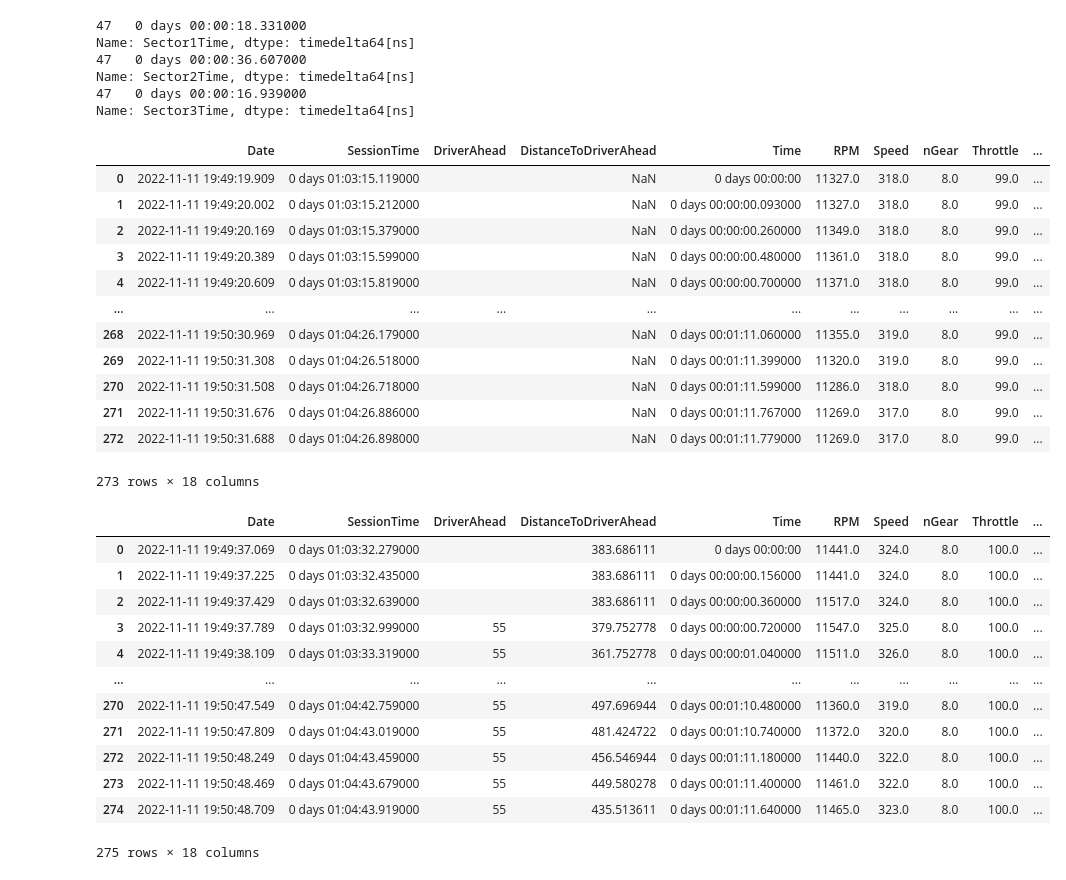
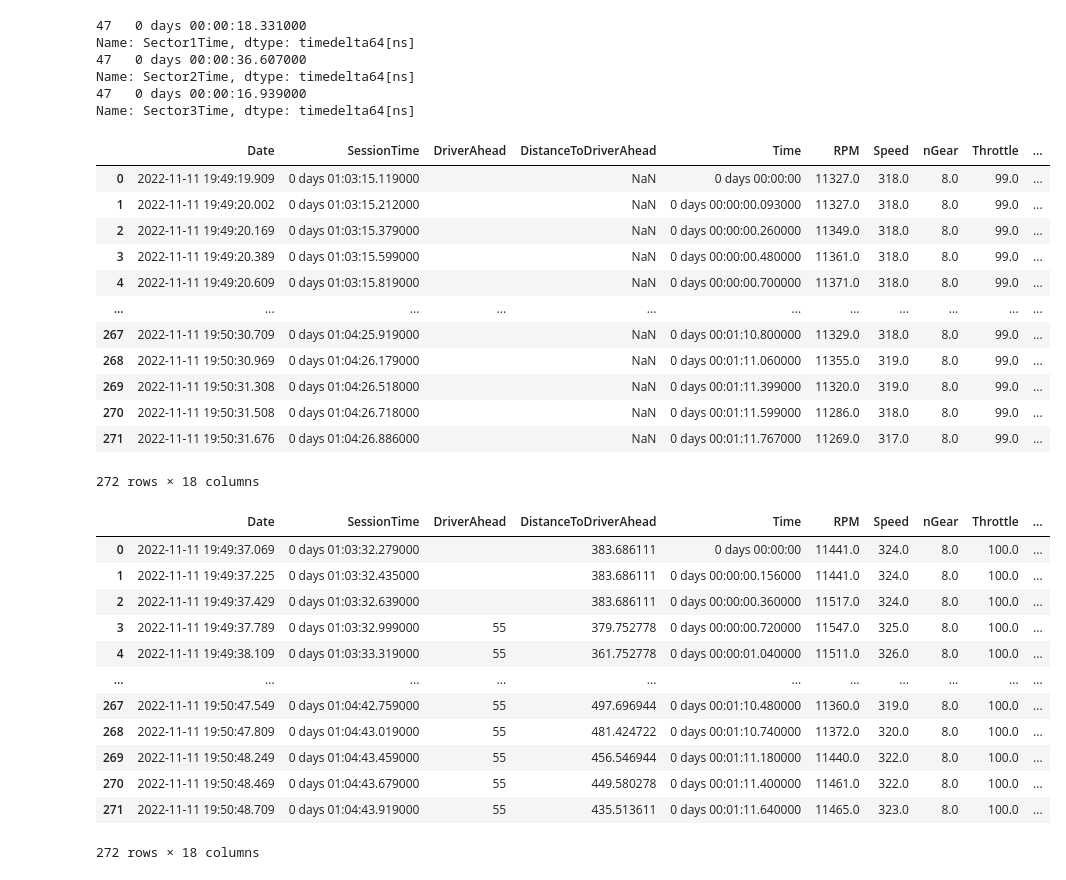
Before and after one commit to borchand/Data_viz, a Jupyter notebook: lap_animation.ipynb, the cells around one changed output. Saved outputs shown, nothing was run; the diff lists cells and outputs as text; code cells hidden in the pictures.

```diff
--- a/lap_animation.ipynb
+++ b/lap_animation.ipynb
@@ -58,26 +63,26 @@ best_lap_tel_ver = fast_ver.pick_lap(22).get_telemetry()
 # %%
 ani_lap_mag_pos = best_lap_mag_pos.merge_channels(best_lap_tel_mag)
 ani_lap_mag_pos = ani_lap_mag_pos.where(ani_lap_mag_pos["Source"] != 'car')
-ani_lap_mag_pos = ani_lap_mag_pos[ani_lap_mag_pos['Time'].notna()].reset_index(drop=True)
+ani_lap_mag_pos = ani_lap_mag_pos[ani_lap_mag_pos['Time'].notna()].reset_index(drop=True).drop([272]).reset_index(drop=True)
 ani_lap_mag_pos
 # %% [output]
 |  | Date | SessionTime | DriverAhead | DistanceToDriverAhead | Time | RPM | Speed | nGear | Throttle | ... |
 | 0 | 2022-11-11 19:49:19.909 | 0 days 01:03:15.119000 |  | NaN | 0 days 00:00:00 | 11327.0 | 318.0 | 8.0 | 99.0 | ... |
 | 1 | 2022-11-11 19:49:20.002 | 0 days 01:03:15.212000 |  | NaN | 0 days 00:00:00.093000 | 11327.0 | 318.0 | 8.0 | 99.0 | ... |
 | 2 | 2022-11-11 19:49:20.169 | 0 days 01:03:15.379000 |  | NaN | 0 days 00:00:00.260000 | 11349.0 | 318.0 | 8.0 | 99.0 | ... |
 | 3 | 2022-11-11 19:49:20.389 | 0 days 01:03:15.599000 |  | NaN | 0 days 00:00:00.480000 | 11361.0 | 318.0 | 8.0 | 99.0 | ... |
 | 4 | 2022-11-11 19:49:20.609 | 0 days 01:03:15.819000 |  | NaN | 0 days 00:00:00.700000 | 11371.0 | 318.0 | 8.0 | 99.0 | ... |
 | ... | ... | ... | ... | ... | ... | ... | ... | ... | ... | ... |
+| 267 | 2022-11-11 19:50:30.709 | 0 days 01:04:25.919000 |  | NaN | 0 days 00:01:10.800000 | 11329.0 | 318.0 | 8.0 | 99.0 | ... |
 | 268 | 2022-11-11 19:50:30.969 | 0 days 01:04:26.179000 |  | NaN | 0 days 00:01:11.060000 | 11355.0 | 319.0 | 8.0 | 99.0 | ... |
 | 269 | 2022-11-11 19:50:31.308 | 0 days 01:04:26.518000 |  | NaN | 0 days 00:01:11.399000 | 11320.0 | 319.0 | 8.0 | 99.0 | ... |
 | 270 | 2022-11-11 19:50:31.508 | 0 days 01:04:26.718000 |  | NaN | 0 days 00:01:11.599000 | 11286.0 | 318.0 | 8.0 | 99.0 | ... |
 | 271 | 2022-11-11 19:50:31.676 | 0 days 01:04:26.886000 |  | NaN | 0 days 00:01:11.767000 | 11269.0 | 317.0 | 8.0 | 99.0 | ... |
-| 272 | 2022-11-11 19:50:31.688 | 0 days 01:04:26.898000 |  | NaN | 0 days 00:01:11.779000 | 11269.0 | 317.0 | 8.0 | 99.0 | ... |
-273 rows × 18 columns
+272 rows × 18 columns
 # %%
 ani_lap_ver_pos = best_lap_ver_pos.merge_channels(best_lap_tel_ver)
 ani_lap_ver_pos = ani_lap_ver_pos.where(ani_lap_ver_pos["Time"] <= ani_lap_mag_pos["Time"].max()).where(ani_lap_ver_pos["Source"] != 'car')
-ani_lap_ver_pos = ani_lap_ver_pos[ani_lap_ver_pos['Time'].notna()].reset_index(drop=True)
+ani_lap_ver_pos = ani_lap_ver_pos[ani_lap_ver_pos['Time'].notna()].reset_index(drop=True).drop([50, 150, 200]).reset_index(drop=True)
 ani_lap_ver_pos
 # %% [output]
 |  | Date | SessionTime | DriverAhead | DistanceToDriverAhead | Time | RPM | Speed | nGear | Throttle | ... |
@@ -87,12 +92,12 @@ ani_lap_ver_pos
 | 3 | 2022-11-11 19:49:37.789 | 0 days 01:03:32.999000 | 55 | 379.752778 | 0 days 00:00:00.720000 | 11547.0 | 325.0 | 8.0 | 100.0 | ... |
 | 4 | 2022-11-11 19:49:38.109 | 0 days 01:03:33.319000 | 55 | 361.752778 | 0 days 00:00:01.040000 | 11511.0 | 326.0 | 8.0 | 100.0 | ... |
 | ... | ... | ... | ... | ... | ... | ... | ... | ... | ... | ... |
-| 270 | 2022-11-11 19:50:47.549 | 0 days 01:04:42.759000 | 55 | 497.696944 | 0 days 00:01:10.480000 | 11360.0 | 319.0 | 8.0 | 100.0 | ... |
-| 271 | 2022-11-11 19:50:47.809 | 0 days 01:04:43.019000 | 55 | 481.424722 | 0 days 00:01:10.740000 | 11372.0 | 320.0 | 8.0 | 100.0 | ... |
-| 272 | 2022-11-11 19:50:48.249 | 0 days 01:04:43.459000 | 55 | 456.546944 | 0 days 00:01:11.180000 | 11440.0 | 322.0 | 8.0 | 100.0 | ... |
-| 273 | 2022-11-11 19:50:48.469 | 0 days 01:04:43.679000 | 55 | 449.580278 | 0 days 00:01:11.400000 | 11461.0 | 322.0 | 8.0 | 100.0 | ... |
-| 274 | 2022-11-11 19:50:48.709 | 0 days 01:04:43.919000 | 55 | 435.513611 | 0 days 00:01:11.640000 | 11465.0 | 323.0 | 8.0 | 100.0 | ... |
+| 267 | 2022-11-11 19:50:47.549 | 0 days 01:04:42.759000 | 55 | 497.696944 | 0 days 00:01:10.480000 | 11360.0 | 319.0 | 8.0 | 100.0 | ... |
+| 268 | 2022-11-11 19:50:47.809 | 0 days 01:04:43.019000 | 55 | 481.424722 | 0 days 00:01:10.740000 | 11372.0 | 320.0 | 8.0 | 100.0 | ... |
+| 269 | 2022-11-11 19:50:48.249 | 0 days 01:04:43.459000 | 55 | 456.546944 | 0 days 00:01:11.180000 | 11440.0 | 322.0 | 8.0 | 100.0 | ... |
+| 270 | 2022-11-11 19:50:48.469 | 0 days 01:04:43.679000 | 55 | 449.580278 | 0 days 00:01:11.400000 | 11461.0 | 322.0 | 8.0 | 100.0 | ... |
+| 271 | 2022-11-11 19:50:48.709 | 0 days 01:04:43.919000 | 55 | 435.513611 | 0 days 00:01:11.640000 | 11465.0 | 323.0 | 8.0 | 100.0 | ... |
-275 rows × 18 columns
+272 rows × 18 columns
 # %%
 # time diff
 # from datetime import datetime
```
Also changed, not shown: parts of 3 cells of this notebook, 2 other files.
